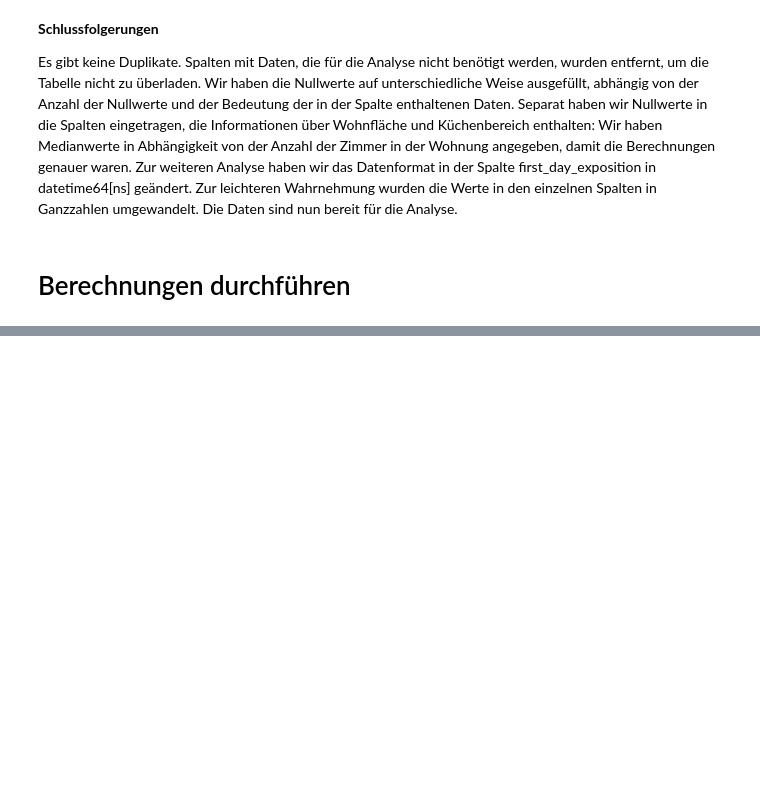
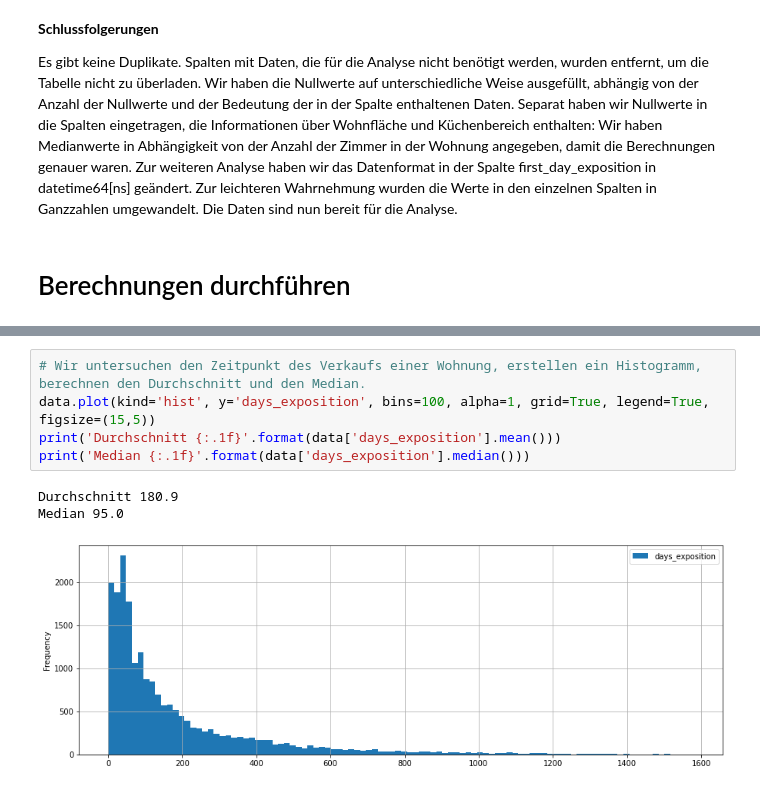
Before and after one commit to Konstantin5054232/ausbildungsprojekte, a Jupyter notebook: 03_wohnungen_verkauf/wohnungen_verkauf.ipynb, the cells around one changed output, grey strips where cells are left out. Cells and saved outputs as stored; diff of their text form; blank space fills up the shorter version.

```diff
--- a/03_wohnungen_verkauf/wohnungen_verkauf.ipynb
+++ b/03_wohnungen_verkauf/wohnungen_verkauf.ipynb
@@ -164,0 +256,9 @@ Es gibt keine Duplikate. Spalten mit Daten, die für die Analyse nicht benötigt
+# %%
+# Wir untersuchen den Zeitpunkt des Verkaufs einer Wohnung, erstellen ein Histogramm, berechnen den Durchschnitt und den Median.
+data.plot(kind='hist', y='days_exposition', bins=100, alpha=1, grid=True, legend=True, figsize=(15,5))
+print('Durchschnitt {:.1f}'.format(data['days_exposition'].mean()))
+print('Median {:.1f}'.format(data['days_exposition'].median()))
+# %% [output]
+Durchschnitt 180.9
+Median 95.0
+[figure, added]
```
Also changed, not shown: parts of 28 cells of this notebook.
